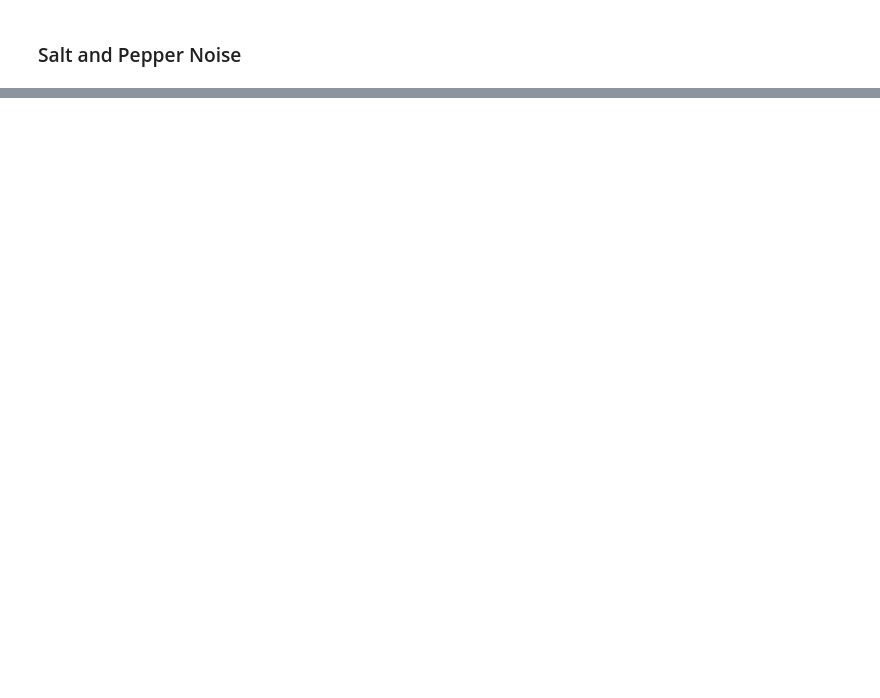
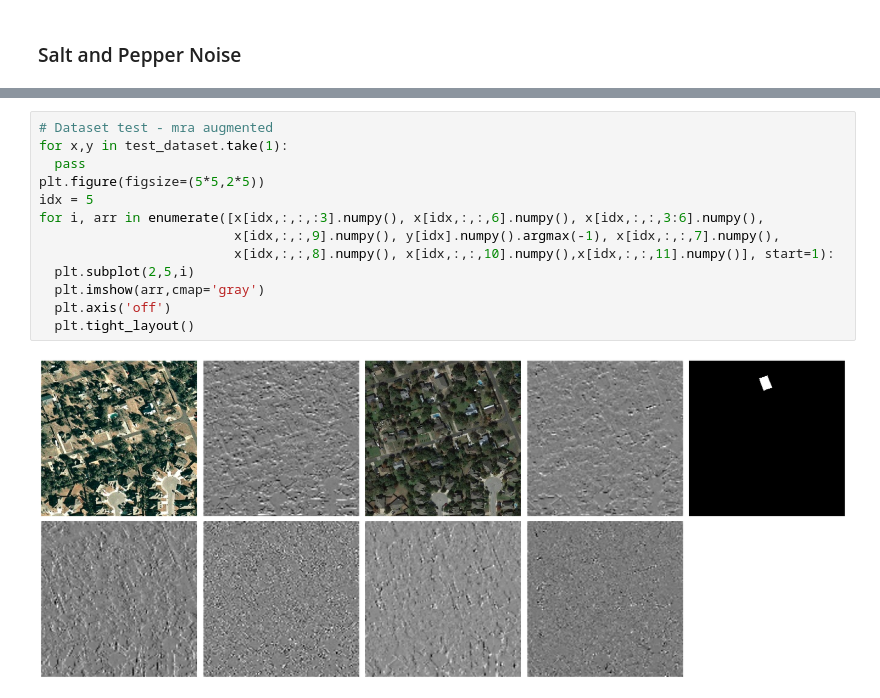
Before and after one commit to RefineX/Change-Detection, a Jupyter notebook: AML_Evaluation.ipynb, the cells around one changed output, grey strips where cells are left out. Cells and saved outputs as stored; diff of their text form; blank space fills up the shorter version.

```diff
--- a/AML_Evaluation.ipynb
+++ b/AML_Evaluation.ipynb
@@ -1585,0 +1118,15 @@ plt.tight_layout()
+# %%
+# Dataset test - mra augmented
+for x,y in test_dataset.take(1):
+  pass
+plt.figure(figsize=(5*5,2*5))
+idx = 5
+for i, arr in enumerate([x[idx,:,:,:3].numpy(), x[idx,:,:,6].numpy(), x[idx,:,:,3:6].numpy(),
+                         x[idx,:,:,9].numpy(), y[idx].numpy().argmax(-1), x[idx,:,:,7].numpy(),
+                         x[idx,:,:,8].numpy(), x[idx,:,:,10].numpy(),x[idx,:,:,11].numpy()], start=1):
+  plt.subplot(2,5,i)
+  plt.imshow(arr,cmap='gray')
+  plt.axis('off')
+  plt.tight_layout()
+# %% [output]
+[figure, added]
```
Also changed, not shown: parts of 153 cells of this notebook.
